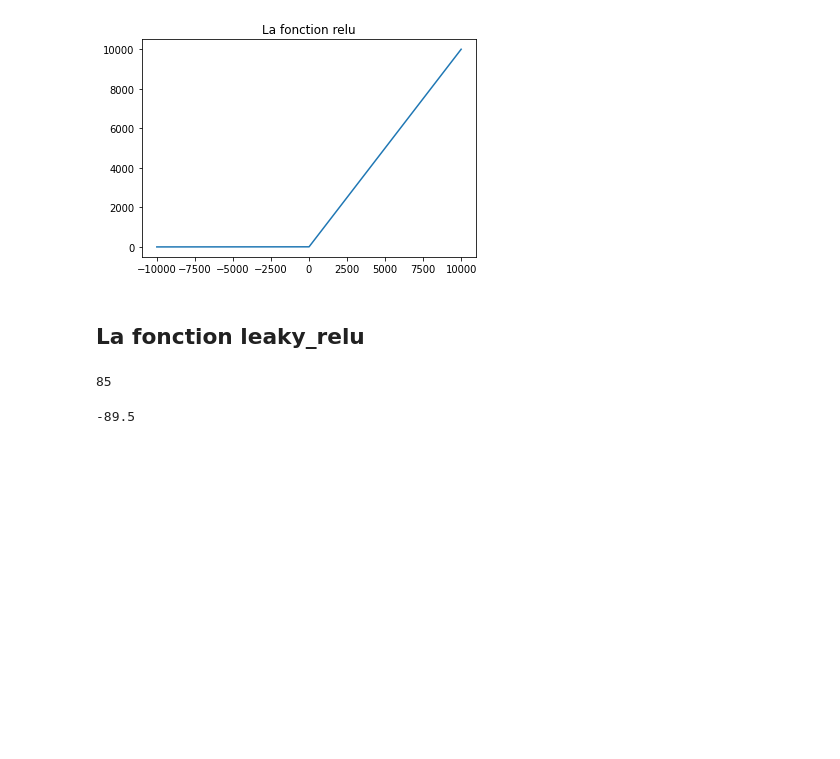
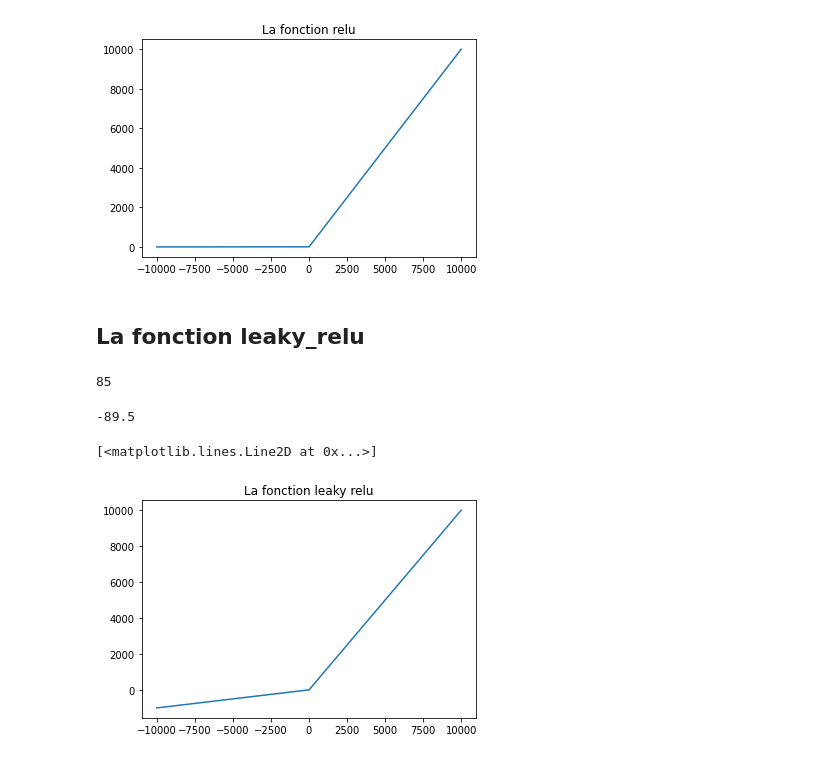
Before and after one commit to camara94/tensorflow-keras-python, a Jupyter notebook: python/fonction_activation.ipynb, the cells around one changed output. Drawn from its saved outputs; the diff is of its cells as text; code cells hidden in the pictures; blank space fills up the shorter version.

Commit message:
la fonction leaky relu

```diff
--- a/python/fonction_activation.ipynb
+++ b/python/fonction_activation.ipynb
@@ -70,3 +70,11 @@ leaky_relu(85)
 leaky_relu(-895)
 # %% [output]
 -89.5
+# %%
+y4 = [leaky_relu(i) for i in x]
+# %%
+plt.title("La fonction leaky relu")
+plt.plot(x, y4)
+# %% [output]
+[<matplotlib.lines.Line2D at 0x...>]
+[figure, added]
```
